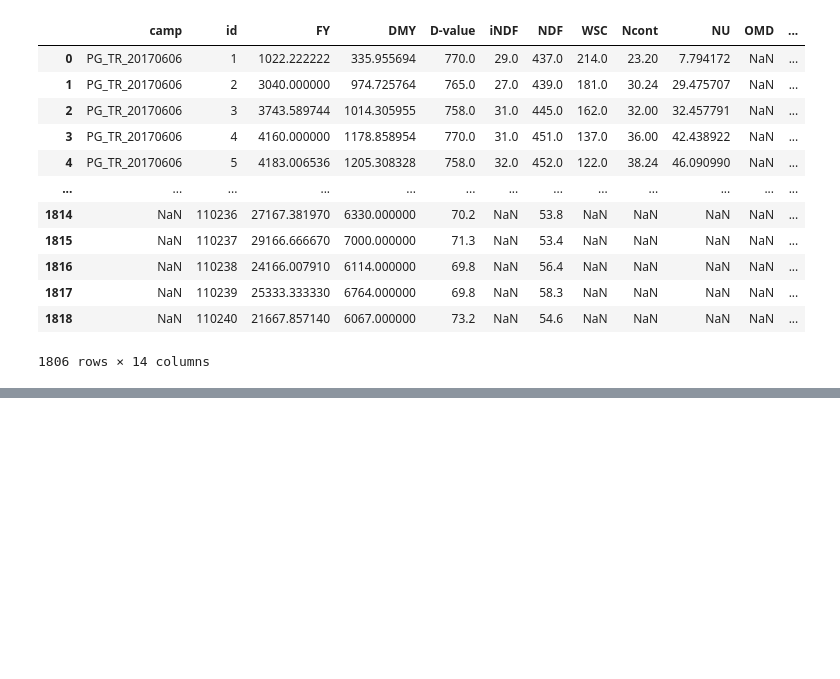
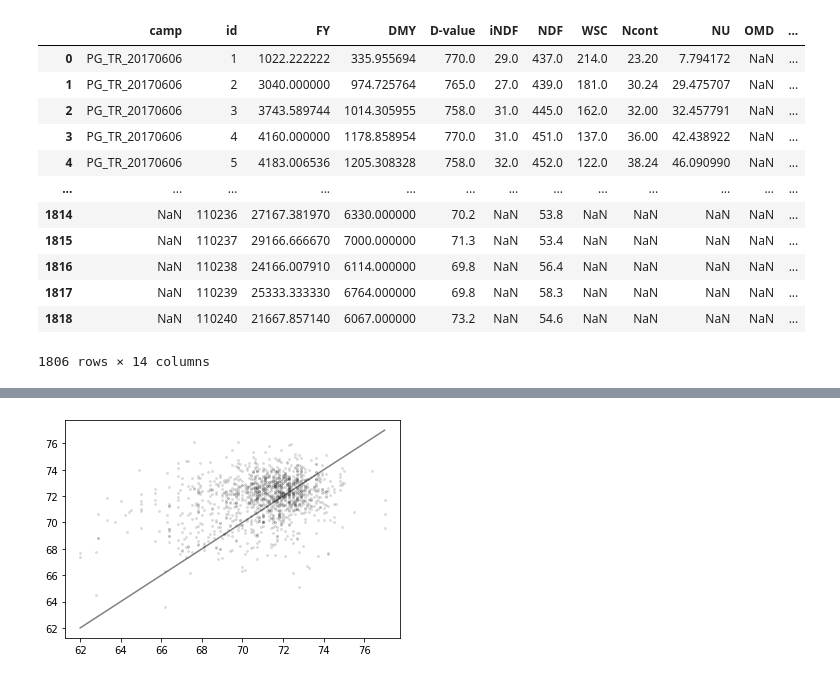
Before and after one commit to stefanrua/grassnet, a Jupyter notebook: hmm.ipynb, the cells around one changed output, grey strips where cells are left out. Cells and saved outputs as stored; diff of their text form; code cells hidden in the pictures; blank space fills up the shorter version.

```diff
--- a/hmm.ipynb
+++ b/hmm.ipynb
@@ -109,0 +177,8 @@ d['D-value'].min()
+# %%
+pred = pd.read_csv('out/39-dvalue-adjusted/predictions.csv')
+line = [min(pred['label']), max(pred['label'])]
+# line = [0, 100]
+plt.plot(line, line, color='gray')
+scatter(pred['label'], pred['prediction'])
+# %% [output]
+[figure, added]
```
Also changed, not shown: parts of 11 cells of this notebook, 2 other files.
